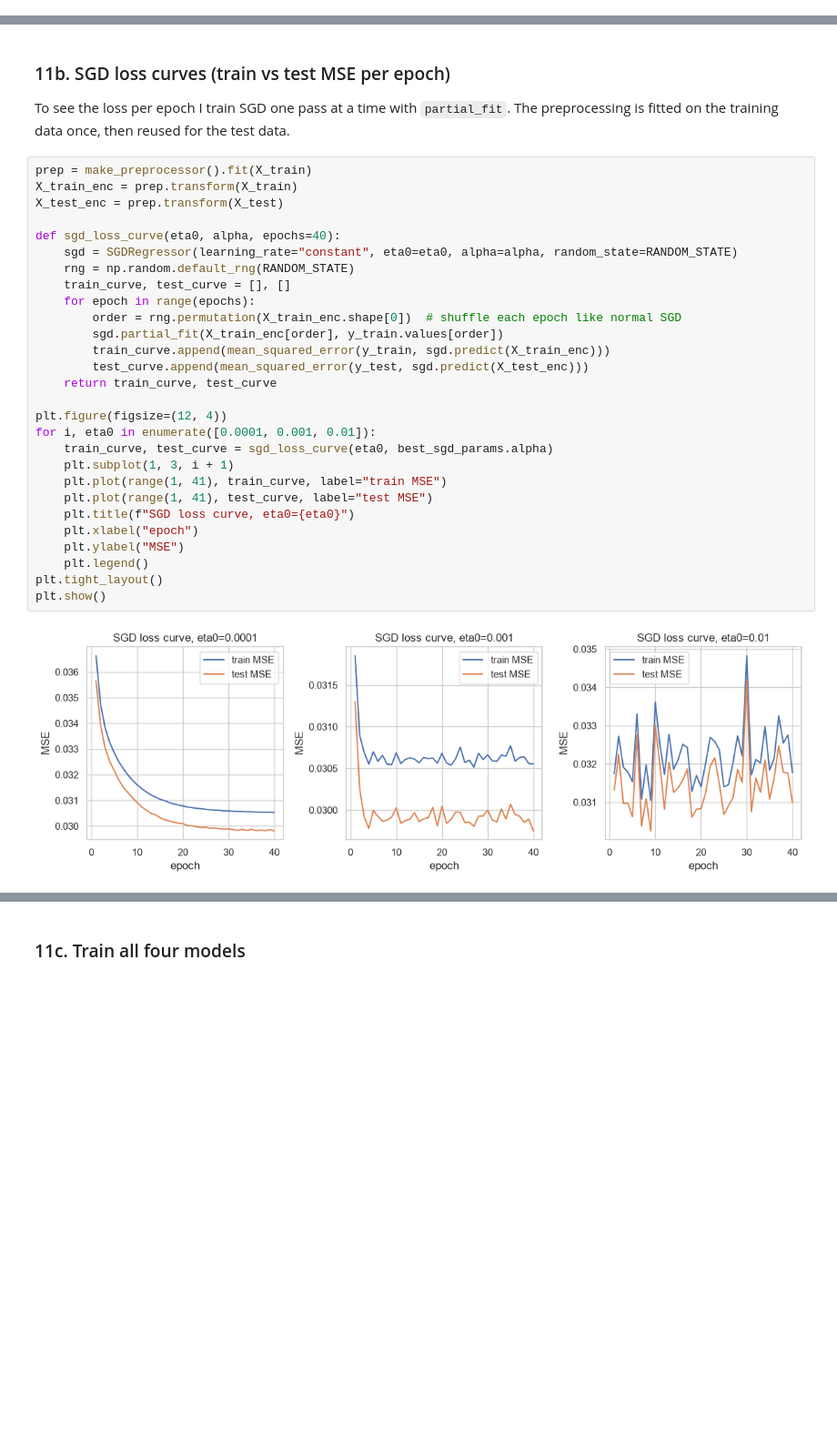
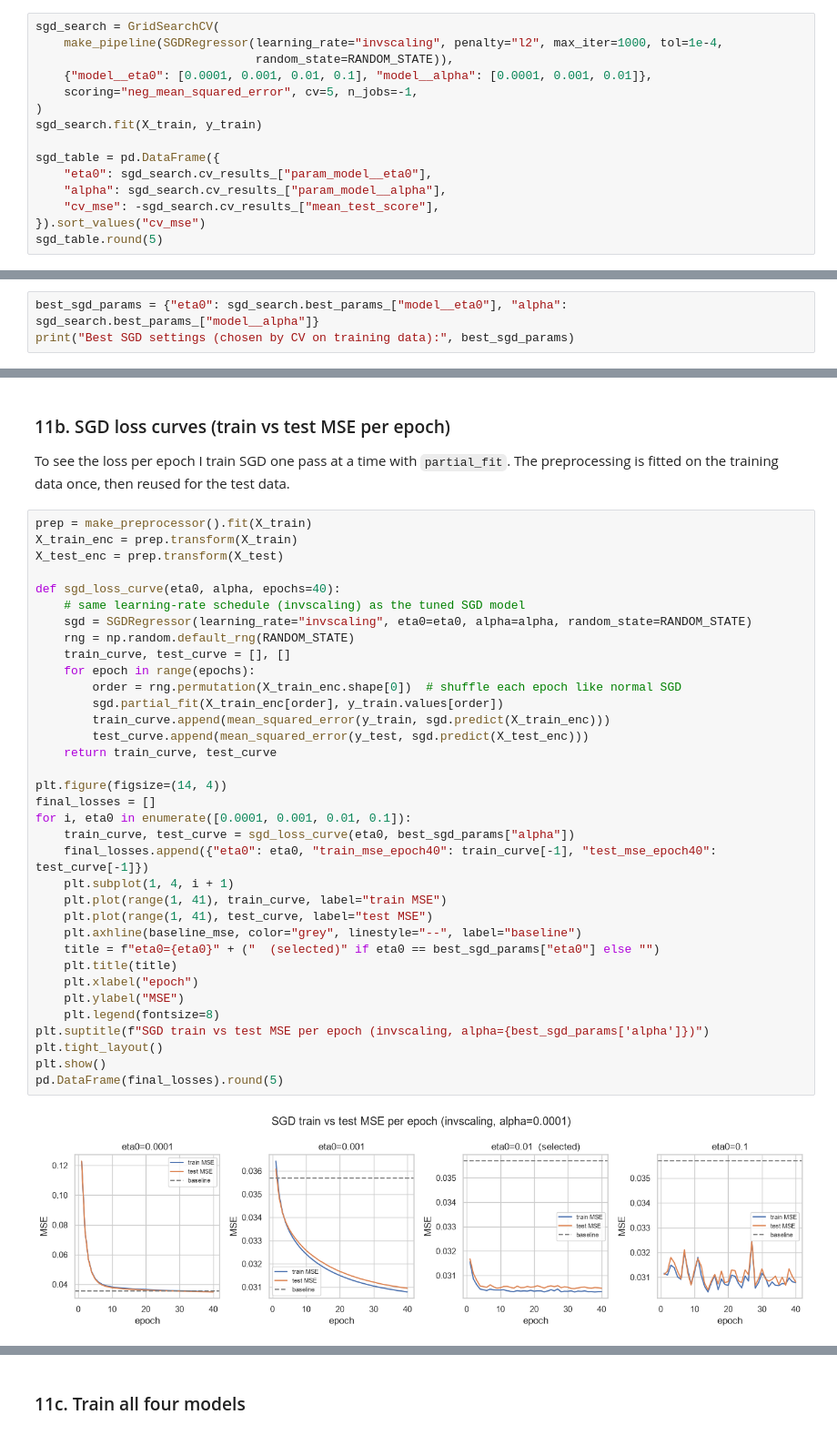
Before and after one commit to nellybutera/linear_regression_model, a Jupyter notebook: summative/linear_regression/multivariate.ipynb, the cells around one changed output, grey strips where cells are left out. Shown at 91% size. Cells and saved outputs as stored; diff of their text form; blank space fills up the shorter version.

Commit message:
tune sgd with cv on train set and fix loss curves and fitted line

```diff
--- a/summative/linear_regression/multivariate.ipynb
+++ b/summative/linear_regression/multivariate.ipynb
@@ -440,0 +421,15 @@ Best SGD settings: {'eta0': np.float64(0.01), 'alpha': np.float64(0.0001)}
+# %%
+sgd_search = GridSearchCV(
+    make_pipeline(SGDRegressor(learning_rate="invscaling", penalty="l2", max_iter=1000, tol=1e-4,
+                               random_state=RANDOM_STATE)),
+    {"model__eta0": [0.0001, 0.001, 0.01, 0.1], "model__alpha": [0.0001, 0.001, 0.01]},
+    scoring="neg_mean_squared_error", cv=5, n_jobs=-1,
+)
+sgd_search.fit(X_train, y_train)
+
+sgd_table = pd.DataFrame({
+    "eta0": sgd_search.cv_results_["param_model__eta0"],
+    "alpha": sgd_search.cv_results_["param_model__alpha"],
+    "cv_mse": -sgd_search.cv_results_["mean_test_score"],
+}).sort_values("cv_mse")
+sgd_table.round(5)
@@ -440,0 +450,3 @@ Best SGD settings: {'eta0': np.float64(0.01), 'alpha': np.float64(0.0001)}
+# %%
+best_sgd_params = {"eta0": sgd_search.best_params_["model__eta0"], "alpha": sgd_search.best_params_["model__alpha"]}
+print("Best SGD settings (chosen by CV on training data):", best_sgd_params)
@@ -446,30 +460,37 @@ training data once, then reused for the test data.
 # %%
 prep = make_preprocessor().fit(X_train)
 X_train_enc = prep.transform(X_train)
 X_test_enc = prep.transform(X_test)
 
 def sgd_loss_curve(eta0, alpha, epochs=40):
-    sgd = SGDRegressor(learning_rate="constant", eta0=eta0, alpha=alpha, random_state=RANDOM_STATE)
+    # same learning-rate schedule (invscaling) as the tuned SGD model
+    sgd = SGDRegressor(learning_rate="invscaling", eta0=eta0, alpha=alpha, random_state=RANDOM_STATE)
     rng = np.random.default_rng(RANDOM_STATE)
     train_curve, test_curve = [], []
     for epoch in range(epochs):
         order = rng.permutation(X_train_enc.shape[0])  # shuffle each epoch like normal SGD
         sgd.partial_fit(X_train_enc[order], y_train.values[order])
         train_curve.append(mean_squared_error(y_train, sgd.predict(X_train_enc)))
         test_curve.append(mean_squared_error(y_test, sgd.predict(X_test_enc)))
     return train_curve, test_curve
 
-plt.figure(figsize=(12, 4))
-for i, eta0 in enumerate([0.0001, 0.001, 0.01]):
-    train_curve, test_curve = sgd_loss_curve(eta0, best_sgd_params.alpha)
-    plt.subplot(1, 3, i + 1)
+plt.figure(figsize=(14, 4))
+final_losses = []
+for i, eta0 in enumerate([0.0001, 0.001, 0.01, 0.1]):
+    train_curve, test_curve = sgd_loss_curve(eta0, best_sgd_params["alpha"])
+    final_losses.append({"eta0": eta0, "train_mse_epoch40": train_curve[-1], "test_mse_epoch40": test_curve[-1]})
+    plt.subplot(1, 4, i + 1)
     plt.plot(range(1, 41), train_curve, label="train MSE")
     plt.plot(range(1, 41), test_curve, label="test MSE")
-    plt.title(f"SGD loss curve, eta0={eta0}")
+    plt.axhline(baseline_mse, color="grey", linestyle="--", label="baseline")
+    title = f"eta0={eta0}" + ("  (selected)" if eta0 == best_sgd_params["eta0"] else "")
+    plt.title(title)
     plt.xlabel("epoch")
     plt.ylabel("MSE")
-    plt.legend()
+    plt.legend(fontsize=8)
+plt.suptitle(f"SGD train vs test MSE per epoch (invscaling, alpha={best_sgd_params['alpha']})")
 plt.tight_layout()
 plt.show()
+pd.DataFrame(final_losses).round(5)
 # %% [output]
-[figure, old version]
+[figure, new version]
```
Also changed, not shown: parts of 23 cells of this notebook.
